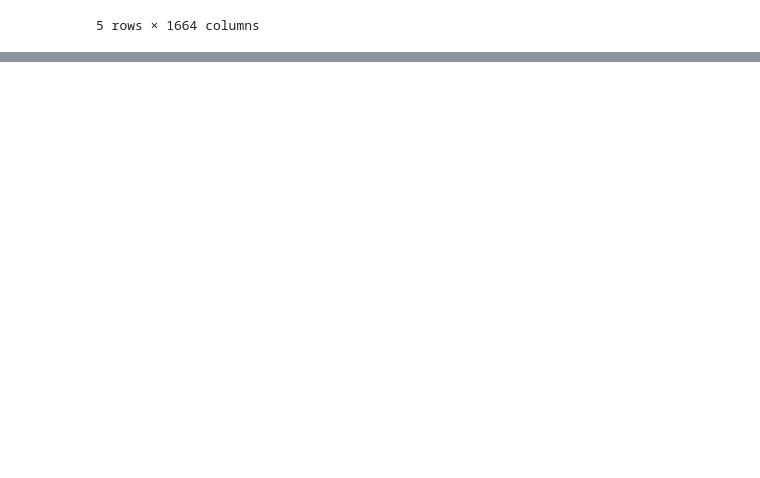
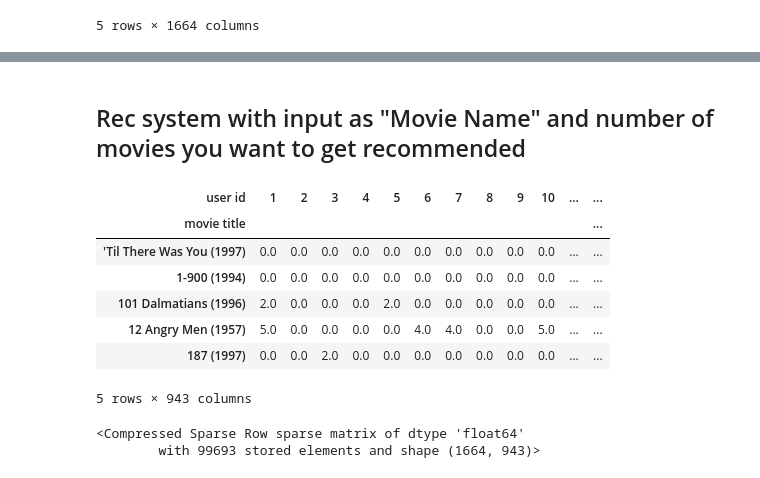
Before and after one commit to ShashankMk031/Recommendation-system, a Jupyter notebook: item_based_recommender_system.ipynb, the cells around one changed output, grey strips where cells are left out. Drawn from its saved outputs; the diff is of its cells as text; code cells hidden in the pictures; blank space fills up the shorter version.

Commit message:
Item based recommender system model.

```diff
--- a/item_based_recommender_system.ipynb
+++ b/item_based_recommender_system.ipynb
@@ -294,0 +546,27 @@ user_to_movie_df.head()
+# %% [markdown]
+## Rec system with input as "Movie Name" and number of movies you want to get recommended
+# %%
+# Reshaping model in such a way that each movie has n-dimensional rating space where n is total number of users who could rate.
+# pivot and create movie-user matrix
+movie_to_user_df = refined_dataset.pivot(
+     index='movie title',
+   columns='user id',
+      values='rating').fillna(0)
+
+movie_to_user_df.head()
+# %% [output]
+| user id | 1 | 2 | 3 | 4 | 5 | 6 | 7 | 8 | 9 | 10 | ... | ... |
+| movie title |  |  |  |  |  |  |  |  |  |  |  | ... |
+| 'Til There Was You (1997) | 0.0 | 0.0 | 0.0 | 0.0 | 0.0 | 0.0 | 0.0 | 0.0 | 0.0 | 0.0 | ... | ... |
+| 1-900 (1994) | 0.0 | 0.0 | 0.0 | 0.0 | 0.0 | 0.0 | 0.0 | 0.0 | 0.0 | 0.0 | ... | ... |
+| 101 Dalmatians (1996) | 2.0 | 0.0 | 0.0 | 0.0 | 2.0 | 0.0 | 0.0 | 0.0 | 0.0 | 0.0 | ... | ... |
+| 12 Angry Men (1957) | 5.0 | 0.0 | 0.0 | 0.0 | 0.0 | 4.0 | 4.0 | 0.0 | 0.0 | 5.0 | ... | ... |
+| 187 (1997) | 0.0 | 0.0 | 2.0 | 0.0 | 0.0 | 0.0 | 0.0 | 0.0 | 0.0 | 0.0 | ... | ... |
+5 rows × 943 columns
+# %%
+# transform matrix to scipy sparse matrix
+movie_to_user_sparse_df = csr_matrix(movie_to_user_df.values)
+movie_to_user_sparse_df
+# %% [output]
+<Compressed Sparse Row sparse matrix of dtype 'float64'
+        with 99693 stored elements and shape (1664, 943)>
```
Also changed, not shown: parts of 31 cells of this notebook.
